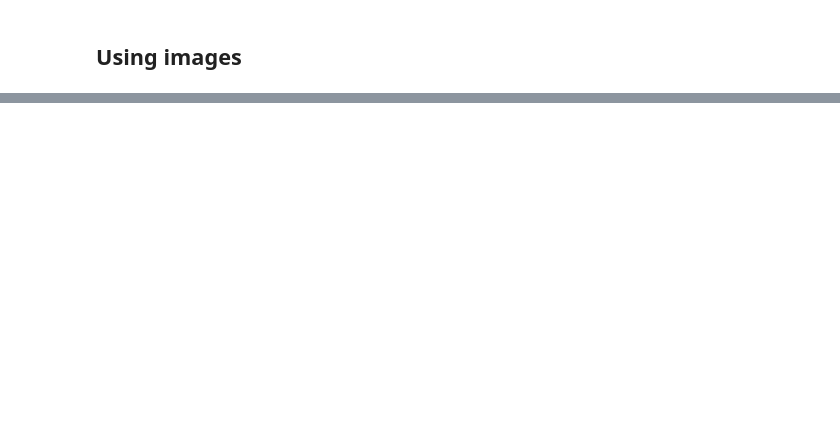
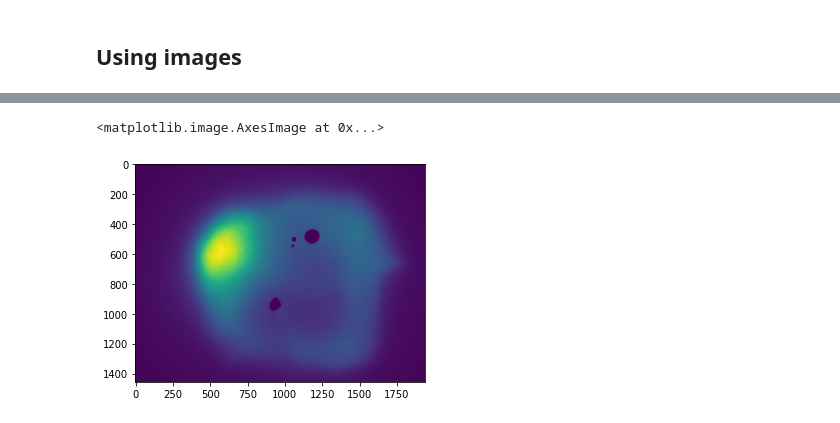
Before and after one commit to WolframAlp/williams_experiments_and_data_processing, a Jupyter notebook: max_electron_energy_analysis.ipynb, the cells around one changed output, grey strips where cells are left out. Saved outputs shown, nothing was run; the diff lists cells and outputs as text; code cells hidden in the pictures; blank space fills up the shorter version.

```diff
--- a/max_electron_energy_analysis.ipynb
+++ b/max_electron_energy_analysis.ipynb
@@ -84,0 +169,5 @@ Averaged images saved to folder:  E:\EmissionEnergy_Data\ThressholdExtraction\im
+# %%
+plt.imshow(fronts[list(fronts)[-1]].data)
+# %% [output]
+<matplotlib.image.AxesImage at 0x...>
+[figure, added]
```
Also changed, not shown: parts of 32 cells of this notebook, 3 other files.
